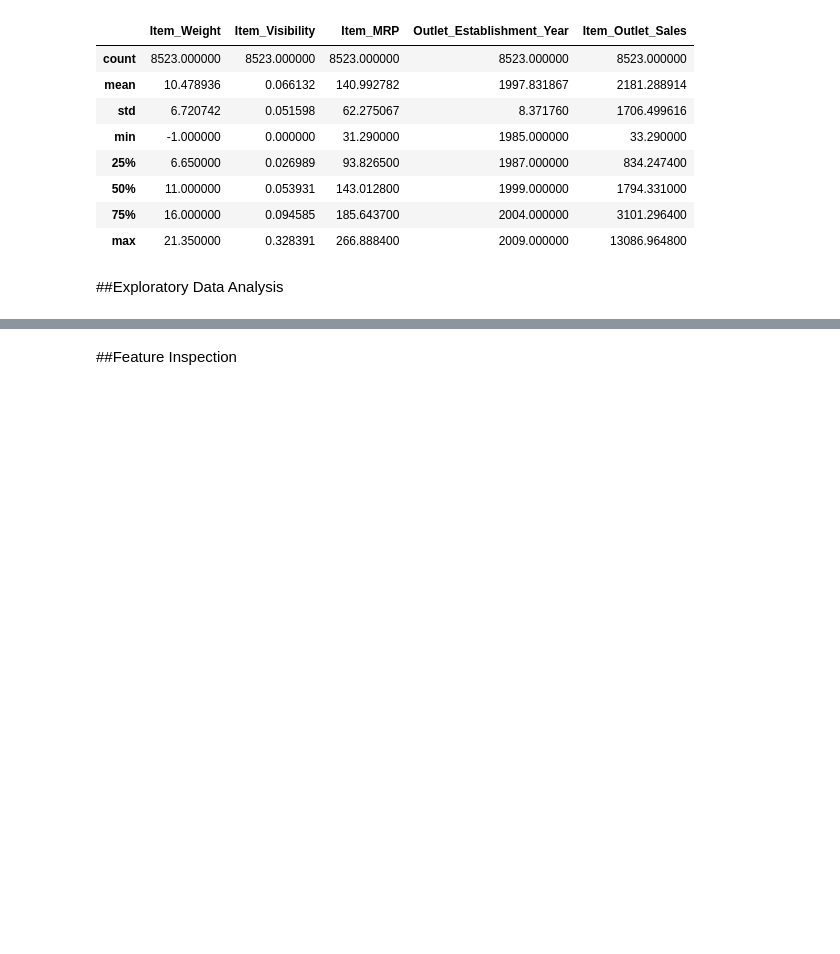
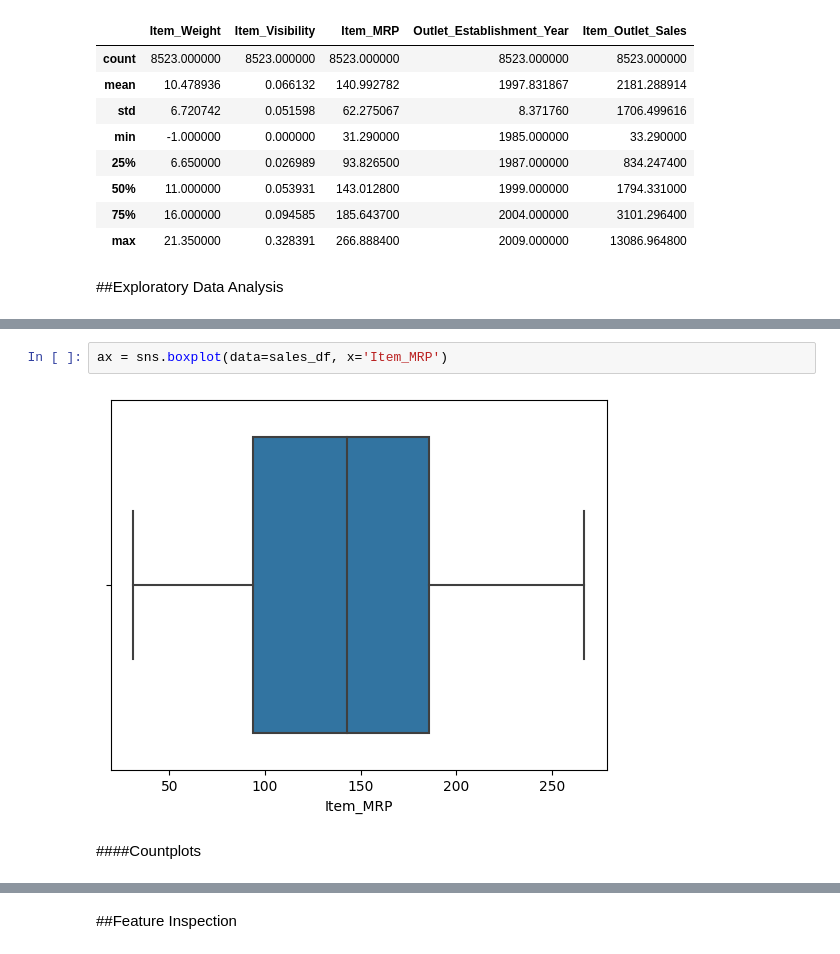
Before and after one commit to bubbles42/predicting-product-sales, a Jupyter notebook: predicting_product_sales.ipynb, the cells around one changed output, grey strips where cells are left out. Cells and saved outputs as stored; diff of their text form; blank space fills up the shorter version.

```diff
--- a/predicting_product_sales.ipynb
+++ b/predicting_product_sales.ipynb
@@ -221,0 +268,6 @@ sales_df[num_cols].describe()
+# %%
+ax = sns.boxplot(data=sales_df, x='Item_MRP')
+# %% [output]
+[figure, added]
+# %% [markdown]
+####Countplots
```
Also changed, not shown: parts of 14 cells of this notebook.
